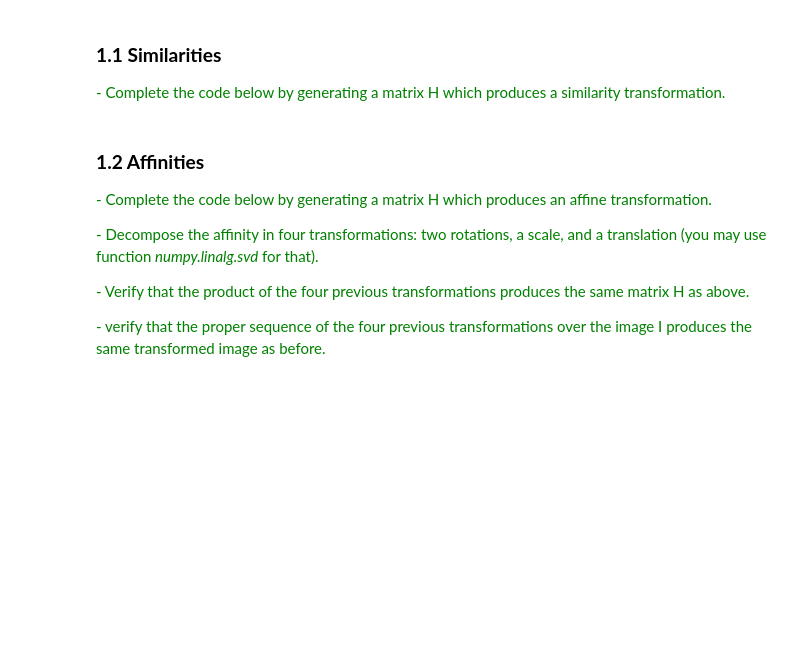
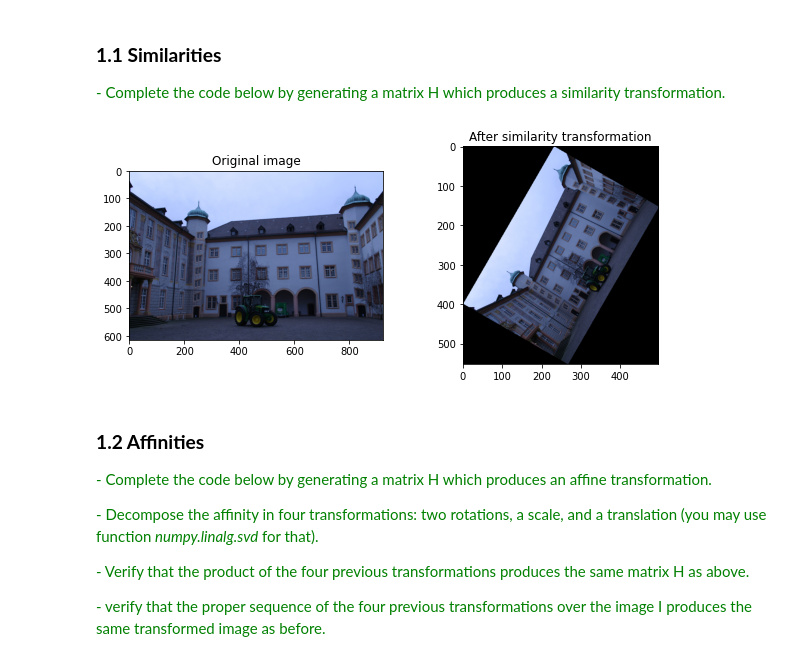
Before and after one commit to adityassrana/MCV-M4-3DV, a Jupyter notebook: lab1/lab1.ipynb, the cells around one changed output. Cells and saved outputs as stored; diff of their text form; code cells hidden in the pictures; blank space fills up the shorter version.

```diff
--- a/lab1/lab1.ipynb
+++ b/lab1/lab1.ipynb
@@ -103,3 +106,40 @@ plot_img(I_sim)
+# %%
+def build_similarity_matrix(theta, scale, translation):
+    """
+    Build a similarity matrix from rotation, scaling and translation
+
+    Args:
+        theta: angle in degrees
+        scale: number to scale
+        translation: list/tuple/array with corresponding
+            x and y coordinates to translate the axes to
+    """
+    # convert to radians
+    theta = theta*np.pi/180
+    matrix = np.array([[np.cos(theta)*scale, -np.sin(theta)*scale, translation[0]],
+                        [np.sin(theta)*scale, np.cos(theta)*scale, translation[1]],
+                        [0,0,1]])
+    return matrix
+# %%
+img_path = "../../Data/0000_s.png"
+I = Image.open(img_path)
+
+theta = -60
+scale = 0.5
+trans = (20, 5)
+sim_matrix = build_similarity_matrix(theta, scale, trans)
+
+I_sim = apply_H(np.array(I), sim_matrix)
+
+fig, ax = plt.subplots(1, 2)
+fig.set_figwidth(10)
+ax[0].set_title("Original image")
+ax[0].imshow(I)
+ax[1].set_title("After similarity transformation")
+ax[1].imshow(I_sim)
+plt.savefig("figures_german/similarity.pdf")
+# %% [output]
+[figure, added]
 # %% [markdown]
 ### **1.2 Affinities**
 
```
Also changed, not shown: parts of 47 cells of this notebook, 1 other file.
